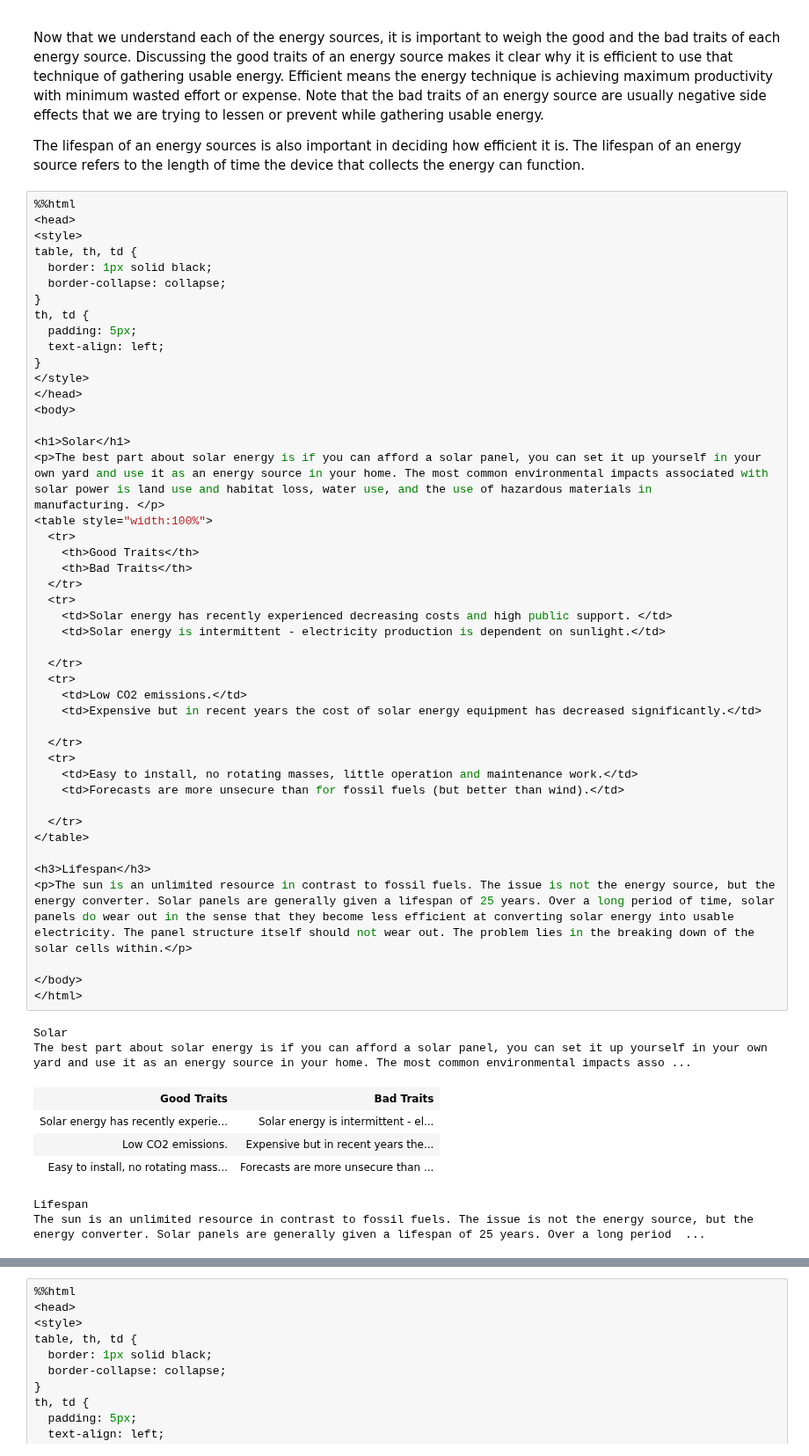
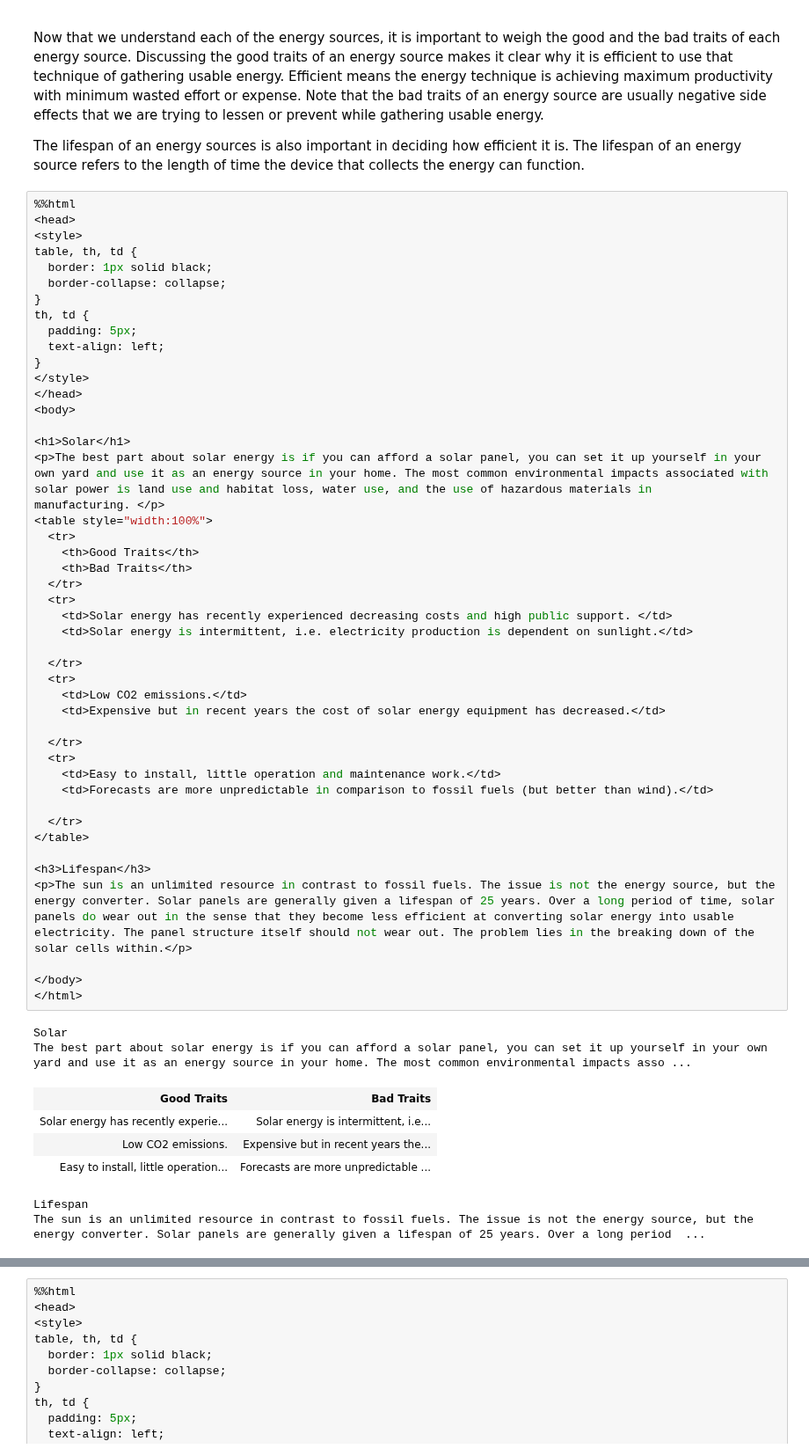
Before and after one commit to ULeth-Math-CS/Callysto, a Jupyter notebook: Jazlyn Pedersen /Resources and Recycling.ipynb, the cells around one changed output, grey strips where cells are left out. Shown at 88% size. Drawn from its saved outputs; the diff is of its cells as text.

```diff
--- a/Jazlyn Pedersen /Resources and Recycling.ipynb
+++ b/Jazlyn Pedersen /Resources and Recycling.ipynb
@@ -311,40 +374,40 @@ th, td {
 
 <h1>Solar</h1>
 <p>The best part about solar energy is if you can afford a solar panel, you can set it up yourself in your own yard and use it as an energy source in your home. The most common environmental impacts associated with solar power is land use and habitat loss, water use, and the use of hazardous materials in manufacturing. </p>
 <table style="width:100%">
   <tr>
     <th>Good Traits</th>
     <th>Bad Traits</th>
   </tr>
   <tr>
     <td>Solar energy has recently experienced decreasing costs and high public support. </td>
-    <td>Solar energy is intermittent - electricity production is dependent on sunlight.</td>
+    <td>Solar energy is intermittent, i.e. electricity production is dependent on sunlight.</td>
 
   </tr>
   <tr>
     <td>Low CO2 emissions.</td>
-    <td>Expensive but in recent years the cost of solar energy equipment has decreased significantly.</td>
+    <td>Expensive but in recent years the cost of solar energy equipment has decreased.</td>
 
   </tr>
   <tr>
-    <td>Easy to install, no rotating masses, little operation and maintenance work.</td>
-    <td>Forecasts are more unsecure than for fossil fuels (but better than wind).</td>
+    <td>Easy to install, little operation and maintenance work.</td>
+    <td>Forecasts are more unpredictable in comparison to fossil fuels (but better than wind).</td>
 
   </tr>
 </table>
 
 <h3>Lifespan</h3>
 <p>The sun is an unlimited resource in contrast to fossil fuels. The issue is not the energy source, but the energy converter. Solar panels are generally given a lifespan of 25 years. Over a long period of time, solar panels do wear out in the sense that they become less efficient at converting solar energy into usable electricity. The panel structure itself should not wear out. The problem lies in the breaking down of the solar cells within.</p>
 
 </body>
 </html>
 # %% [output]
 Solar
 The best part about solar energy is if you can afford a solar panel, you can set it up yourself in your own yard and use it as an energy source in your home. The most common environmental impacts asso ...
 | Good Traits | Bad Traits |
-| Solar energy has recently experie... | Solar energy is intermittent - el... |
+| Solar energy has recently experie... | Solar energy is intermittent, i.e... |
 | Low CO2 emissions. | Expensive but in recent years the... |
-| Easy to install, no rotating mass... | Forecasts are more unsecure than ... |
+| Easy to install, little operation... | Forecasts are more unpredictable ... |
 Lifespan
 The sun is an unlimited resource in contrast to fossil fuels. The issue is not the energy source, but the energy converter. Solar panels are generally given a lifespan of 25 years. Over a long period  ...
 # %%
```
Also changed, not shown: parts of 11 cells of this notebook.
